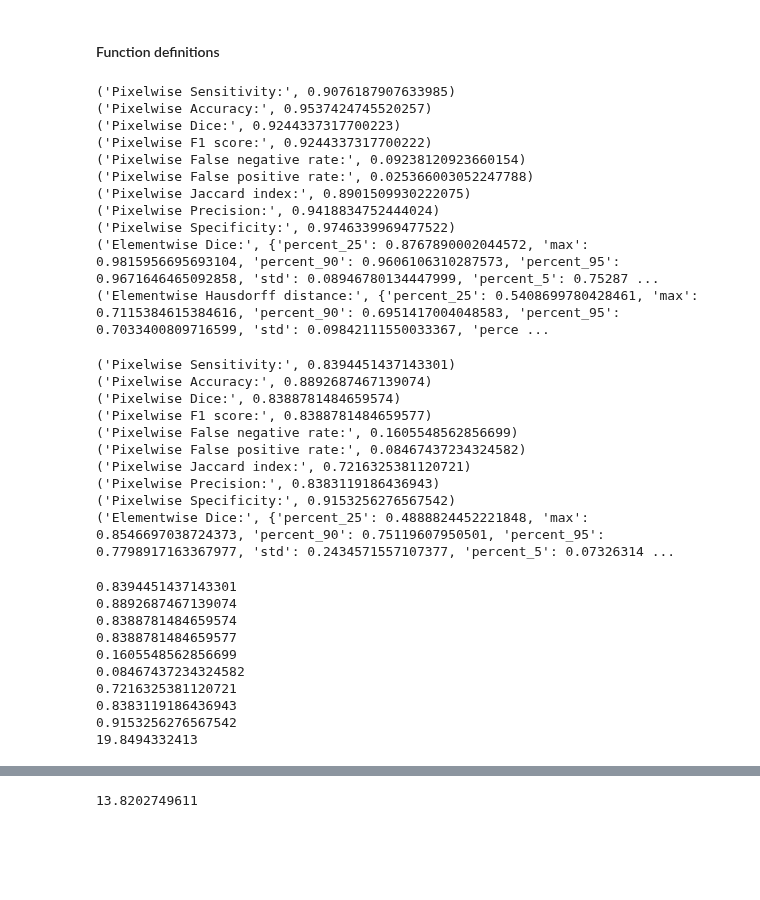
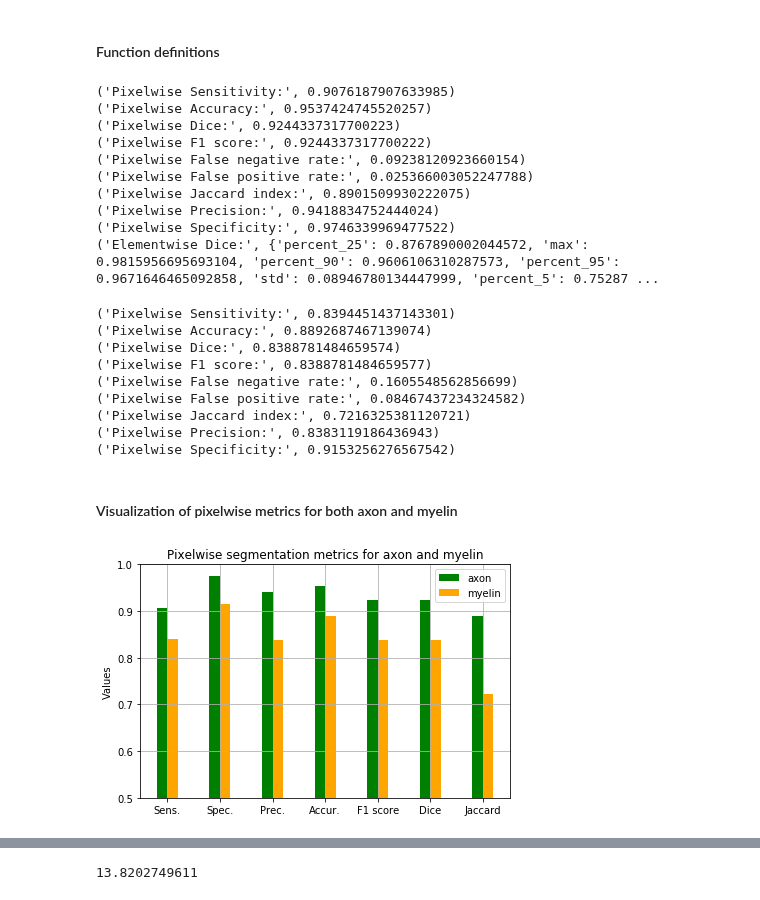
Before and after one commit to axondeepseg/axondeepseg, a Jupyter notebook: notebooks/performance_metrics.ipynb, the cells around one changed output, grey strips where cells are left out. Saved outputs shown, nothing was run; the diff lists cells and outputs as text; code cells hidden in the pictures; blank space fills up the shorter version.

```diff
--- a/notebooks/performance_metrics.ipynb
+++ b/notebooks/performance_metrics.ipynb
@@ -139,7 +139,7 @@ class Metrics_calculator:
         # Compute Jaccard = TP/(TP+FP+FN)
         return np.true_divide(TP_count,TP_count+FP_count+FN_count)
 
-    def ew_dice(self):
+    def ew_dice(self,output='short'):
 
         # Compute element-wise Dice for each object in masks
         ew_dice_raw = dice(self.prediction_mask, self.groundtruth_mask, self.prediction_mask, min_area=5)
@@ -152,7 +152,10 @@ class Metrics_calculator:
                      'percent_75': np.percentile(ew_dice_raw.dice,75), 'percent_90': np.percentile(ew_dice_raw.dice,90),
                      'percent_95': np.percentile(ew_dice_raw.dice,95)}
 
-        return dice_list
+        if output=='all':
+            return ew_dice_raw.dice
+        if output=='short':
+            return dice_list
 
     def hausdorff_distance(self):
 
@@ -176,7 +179,7 @@ class Metrics_calculator:
                      'percent_75': np.percentile(ew_dice_raw.dice,75), 'percent_90': np.percentile(ew_dice_raw.dice,90),
                      'percent_95': np.percentile(ew_dice_raw.dice,95)}
 
-        return dice_list
+        return dice_list, ew_dice_raw.dice
 # %%
 # Create object to manage segmentation metrics for axon mask
 axon_metrics = Metrics_calculator(pred_axon, gt_axon)
@@ -192,9 +195,14 @@ print('Pixelwise Jaccard index:',axon_metrics.pw_jaccard())
 print('Pixelwise Precision:',axon_metrics.pw_precision())
 print('Pixelwise Specificity:',axon_metrics.pw_specificity())
 
+axon_metrics_array = np.array([axon_metrics.pw_sensitivity(),axon_metrics.pw_specificity(),axon_metrics.pw_precision(),
+     axon_metrics.pw_accuracy(), axon_metrics.pw_F1_score(), axon_metrics.pw_dice(), axon_metrics.pw_jaccard()])
+
 # Compute and display results (elementwise metrics):
-print('Elementwise Dice:',axon_metrics.ew_dice())
-print('Elementwise Hausdorff distance:',axon_metrics.hausdorff_distance())
+#dice_output = axon_metrics.ew_dice('all')
+
+print('Elementwise Dice:',axon_metrics.ew_dice('short'))
+#print('Elementwise Hausdorff distance:',axon_metrics.hausdorff_distance())
 # %% [output]
 ('Pixelwise Sensitivity:', 0.9076187907633985)
 ('Pixelwise Accuracy:', 0.9537424745520257)
@@ -206,7 +214,6 @@ print('Elementwise Hausdorff distance:',axon_metrics.hausdorff_distance())
 ('Pixelwise Precision:', 0.9418834752444024)
 ('Pixelwise Specificity:', 0.9746339969477522)
 ('Elementwise Dice:', {'percent_25': 0.8767890002044572, 'max': 0.9815956695693104, 'percent_90': 0.9606106310287573, 'percent_95': 0.9671646465092858, 'std': 0.08946780134447999, 'percent_5': 0.75287 ...
-('Elementwise Hausdorff distance:', {'percent_25': 0.5408699780428461, 'max': 0.7115384615384616, 'percent_90': 0.6951417004048583, 'percent_95': 0.7033400809716599, 'std': 0.09842111550033367, 'perce ...
 # %%
 # Create object to manage segmentation metrics for myelin mask
 myelin_metrics = Metrics_calculator(pred_myelin, gt_myelin)
@@ -221,7 +228,10 @@ print('Pixelwise False positive rate:',myelin_metrics.pw_FP_rate())
 print('Pixelwise Jaccard index:',myelin_metrics.pw_jaccard())
 print('Pixelwise Precision:',myelin_metrics.pw_precision())
 print('Pixelwise Specificity:',myelin_metrics.pw_specificity())
-print('Elementwise Dice:',myelin_metrics.ew_dice())
+
+myelin_metrics_array = np.array([myelin_metrics.pw_sensitivity(),myelin_metrics.pw_specificity(),myelin_metrics.pw_precision(),
+                        myelin_metrics.pw_accuracy(), myelin_metrics.pw_F1_score(), myelin_metrics.pw_dice(),
+                        myelin_metrics.pw_jaccard()])
 # %% [output]
 ('Pixelwise Sensitivity:', 0.8394451437143301)
 ('Pixelwise Accuracy:', 0.8892687467139074)
@@ -232,27 +242,24 @@ print('Elementwise Dice:',myelin_metrics.ew_dice())
 ('Pixelwise Jaccard index:', 0.7216325381120721)
 ('Pixelwise Precision:', 0.8383119186436943)
 ('Pixelwise Specificity:', 0.9153256276567542)
-('Elementwise Dice:', {'percent_25': 0.4888824452221848, 'max': 0.8546697038724373, 'percent_90': 0.75119607950501, 'percent_95': 0.7798917163367977, 'std': 0.2434571557107377, 'percent_5': 0.07326314 ...
-# %%
-pw_metrics = Metrics_calculator(pred_myelin, gt_myelin)
-print(pw_metrics.pw_sensitivity())
-print(pw_metrics.pw_accuracy())
-print(pw_metrics.pw_dice())
-print(pw_metrics.pw_F1_score())
-print(pw_metrics.pw_FN_rate())
-print(pw_metrics.pw_FP_rate())
-print(pw_metrics.pw_jaccard())
-print(pw_metrics.pw_precision())
-print(pw_metrics.pw_specificity())
-print(pw_metrics.pw_hausdorff_distance())
-# %% [output]
-0.8394451437143301
-0.8892687467139074
-0.8388781484659574
-0.8388781484659577
-0.1605548562856699
-0.08467437234324582
-0.7216325381120721
-0.8383119186436943
-0.9153256276567542
-19.8494332413
+# %% [markdown]
+#### Visualization of pixelwise metrics for both axon and myelin
+# %%
+n_groups = 7
+fig, ax = plt.subplots()
+index = np.arange(n_groups)
+
+rects1 = plt.bar(index-0.1, axon_metrics_array, width=0.2, color='green',label='axon')
+rects2 = plt.bar(index+0.1, myelin_metrics_array, width=0.2, color='orange',label='myelin')
+
+plt.ylabel('Values')
+plt.title('Pixelwise segmentation metrics for axon and myelin')
+plt.xticks(index, ('Sens.', 'Spec.', 'Prec.', 'Accur.', 'F1 score','Dice','Jaccard'),fontsize=10)
+plt.legend(loc='best')
+plt.grid(True)
+plt.ylim(0.5, 1)
+
+plt.tight_layout()
+plt.show()
+# %% [output]
+[figure, added]
```
Also changed, not shown: parts of 3 cells of this notebook.
